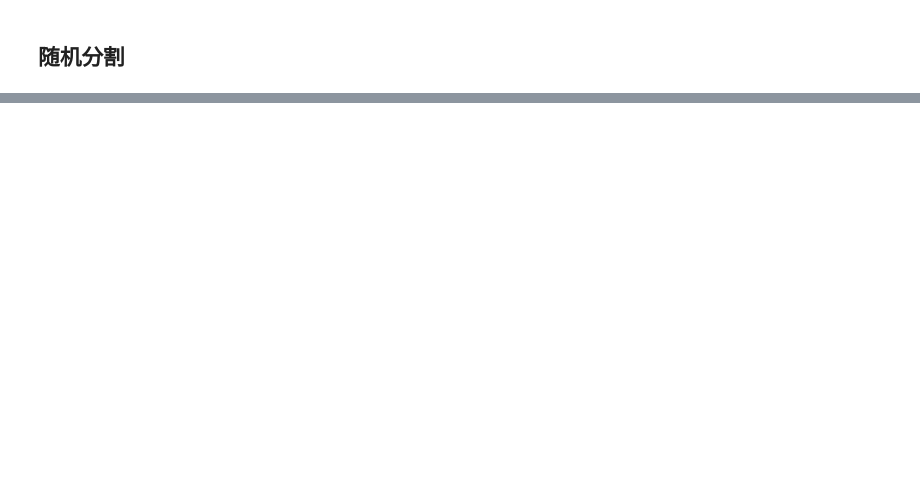
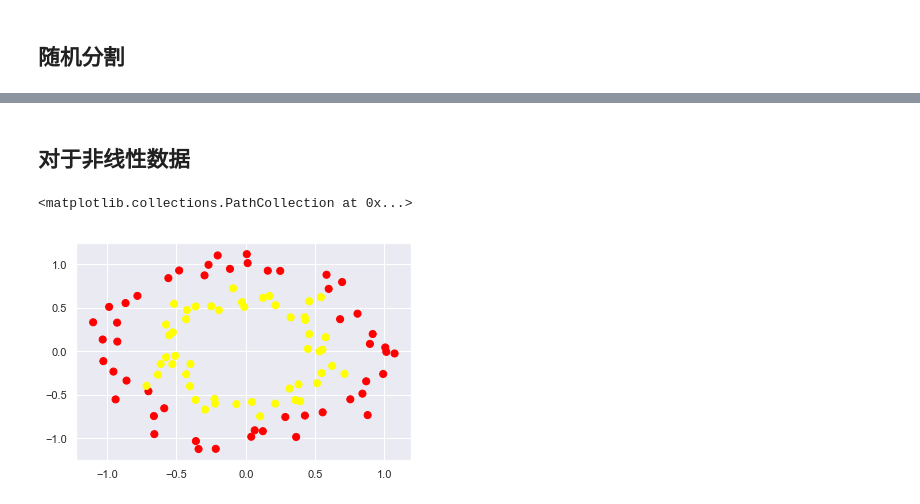
Before and after one commit to Parker-Lyu/ML_BY_Andrew, a Jupyter notebook: 支持向量机代码.ipynb, the cells around one changed output, grey strips where cells are left out. Saved outputs shown, nothing was run; the diff lists cells and outputs as text; code cells hidden in the pictures; blank space fills up the shorter version.

```diff
--- a/支持向量机代码.ipynb
+++ b/支持向量机代码.ipynb
@@ -46,0 +145,9 @@ for m,b in [(1,0.65), (0.5,1.6), (-0.2,2.9)]:
+# %% [markdown]
+## 对于非线性数据
+# %%
+from sklearn.datasets.samples_generator import make_circles
+X, y = make_circles(100, factor=.6, noise=.1)
+plt.scatter(X[:, 0], X[:, 1], c=y, s=50, cmap='autumn')
+# %% [output]
+<matplotlib.collections.PathCollection at 0x...>
+[figure, added]
```
Also changed, not shown: parts of 13 cells of this notebook, 1 other file.
